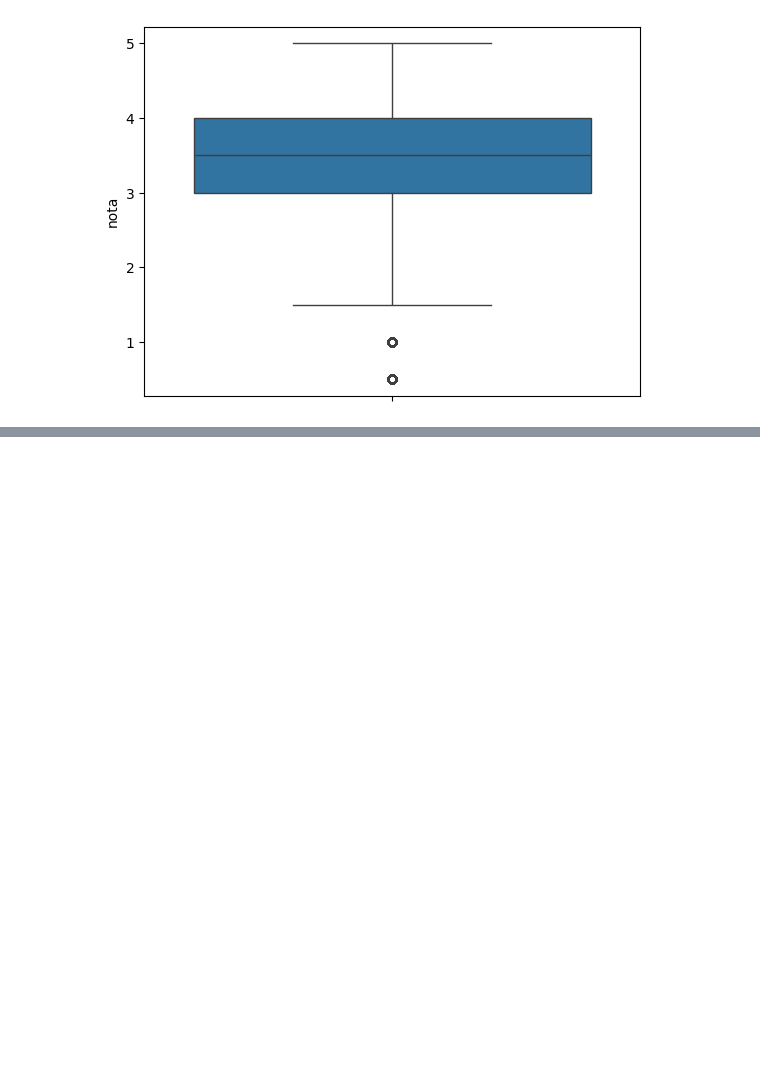
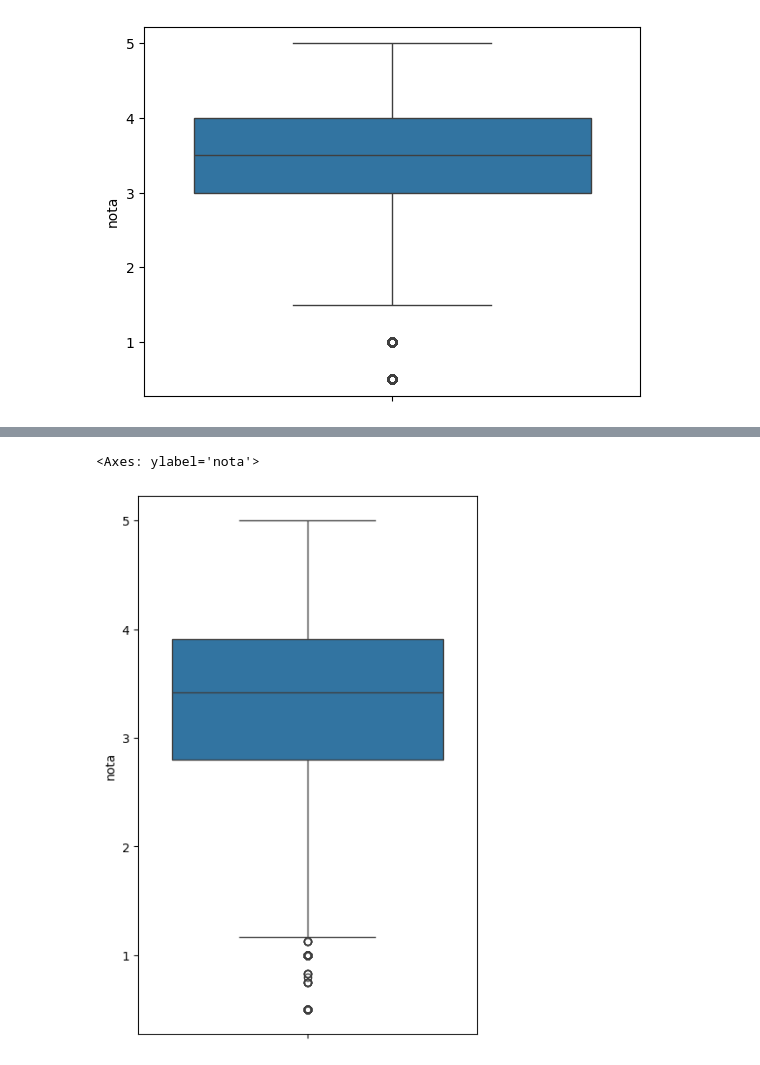
Before and after one commit to miguel-aguiars/AluraDataScience, a Jupyter notebook: Introdução a Data Science.ipynb, the cells around one changed output, grey strips where cells are left out. Drawn from its saved outputs; the diff is of its cells as text; code cells hidden in the pictures; blank space fills up the shorter version.

```diff
--- a/Introdução a Data Science.ipynb
+++ b/Introdução a Data Science.ipynb
@@ -76,0 +114,8 @@ sns.boxplot(df_notas.nota)
+# %%
+import matplotlib.pyplot as plt
+plt.figure(figsize=(5, 8))
+
+sns.boxplot(medias_por_filme)
+# %% [output]
+<Axes: ylabel='nota'>
+[figure, added]
```
Also changed, not shown: parts of 8 cells of this notebook.
